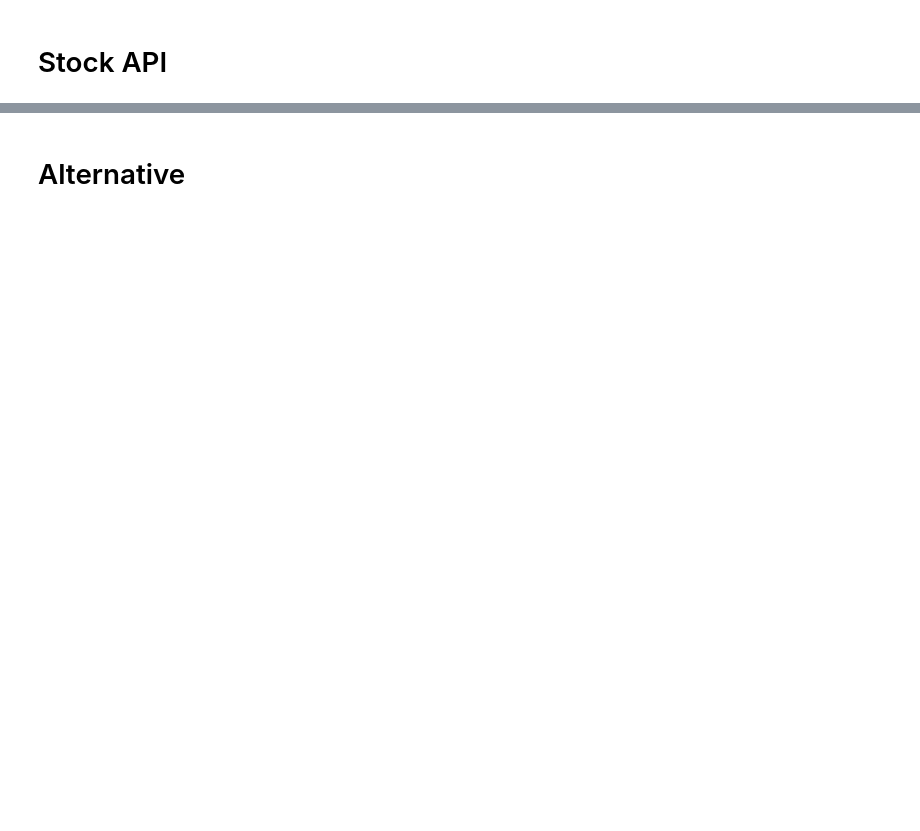
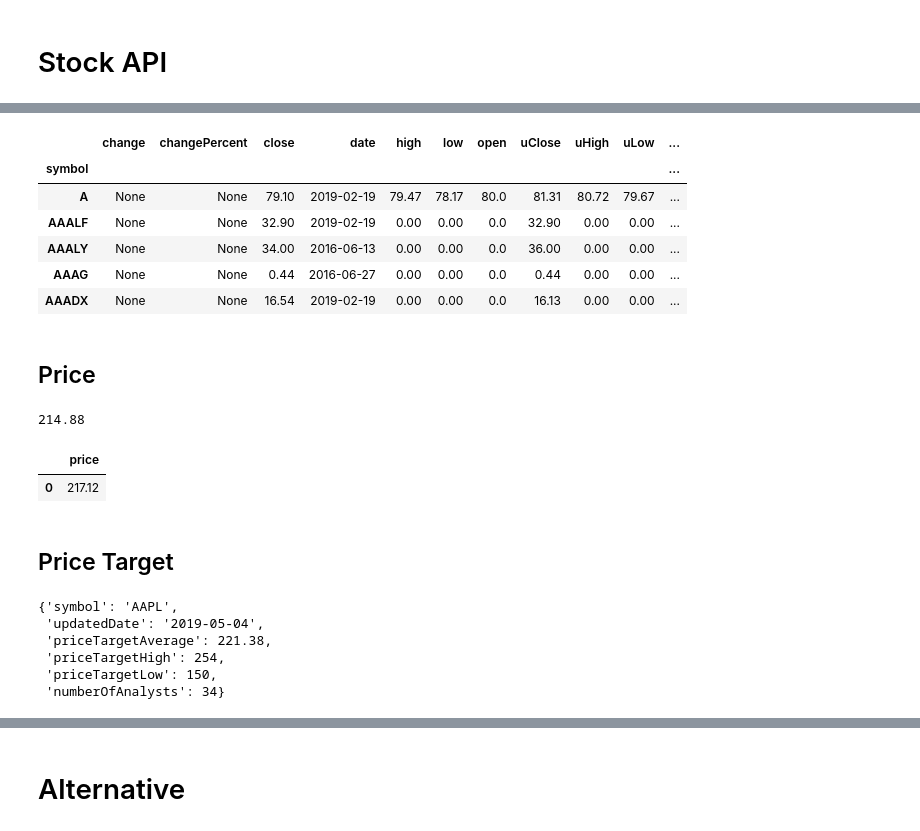
Before and after one commit to tkp-archive/pyEX, a Jupyter notebook: all.ipynb, the cells around one changed output, grey strips where cells are left out. Cells and saved outputs as stored; diff of their text form; code cells hidden in the pictures; blank space fills up the shorter version.

```diff
--- a/all.ipynb
+++ b/all.ipynb
@@ -232,0 +1333,32 @@ c.volumeByVenueDF(symbol)
+# %%
+c.marketYesterdayDF().head()
+# %% [output]
+|  | change | changePercent | close | date | high | low | open | uClose | uHigh | uLow | ... |
+| symbol |  |  |  |  |  |  |  |  |  |  | ... |
+| A | None | None | 79.10 | 2019-02-19 | 79.47 | 78.17 | 80.0 | 81.31 | 80.72 | 79.67 | ... |
+| AAALF | None | None | 32.90 | 2019-02-19 | 0.00 | 0.00 | 0.0 | 32.90 | 0.00 | 0.00 | ... |
+| AAALY | None | None | 34.00 | 2016-06-13 | 0.00 | 0.00 | 0.0 | 36.00 | 0.00 | 0.00 | ... |
+| AAAG | None | None | 0.44 | 2016-06-27 | 0.00 | 0.00 | 0.0 | 0.44 | 0.00 | 0.00 | ... |
+| AAADX | None | None | 16.54 | 2019-02-19 | 0.00 | 0.00 | 0.0 | 16.13 | 0.00 | 0.00 | ... |
+# %% [markdown]
+## Price
+# %%
+c.price(symbol)
+# %% [output]
+214.88
+# %%
+c.priceDF(symbol)
+# %% [output]
+|  | price |
+| 0 | 217.12 |
+# %% [markdown]
+## Price Target
+# %%
+c.priceTarget(symbol)
+# %% [output]
+{'symbol': 'AAPL',
+ 'updatedDate': '2019-05-04',
+ 'priceTargetAverage': 221.38,
+ 'priceTargetHigh': 254,
+ 'priceTargetLow': 150,
+ 'numberOfAnalysts': 34}
```
Also changed, not shown: parts of 264 cells of this notebook, 4 other files.
